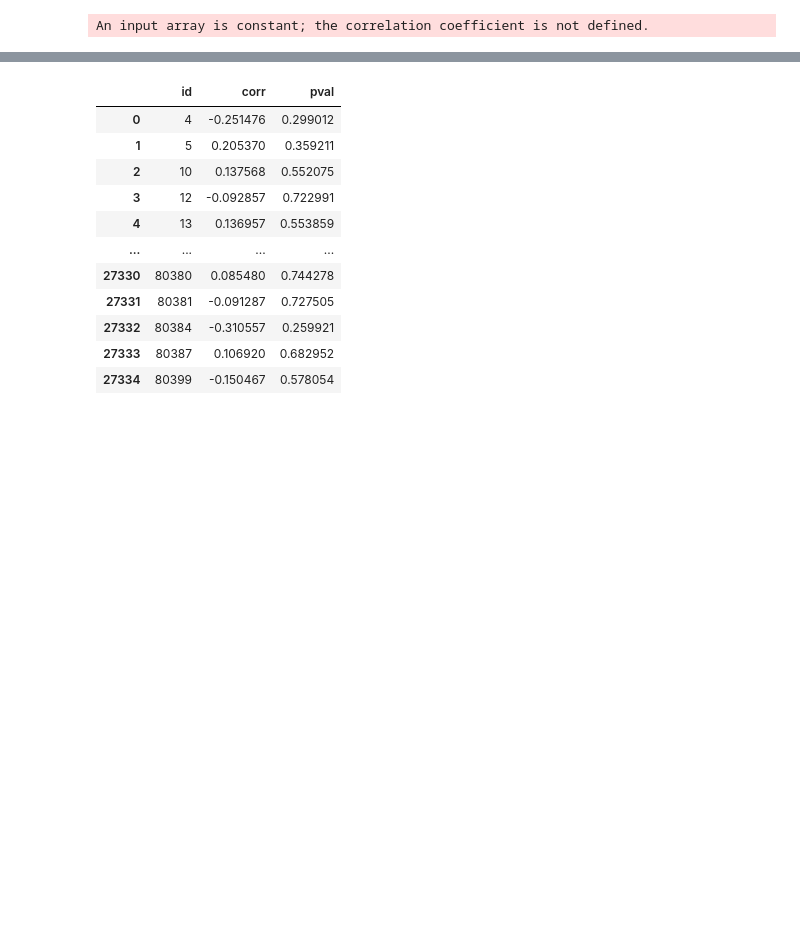
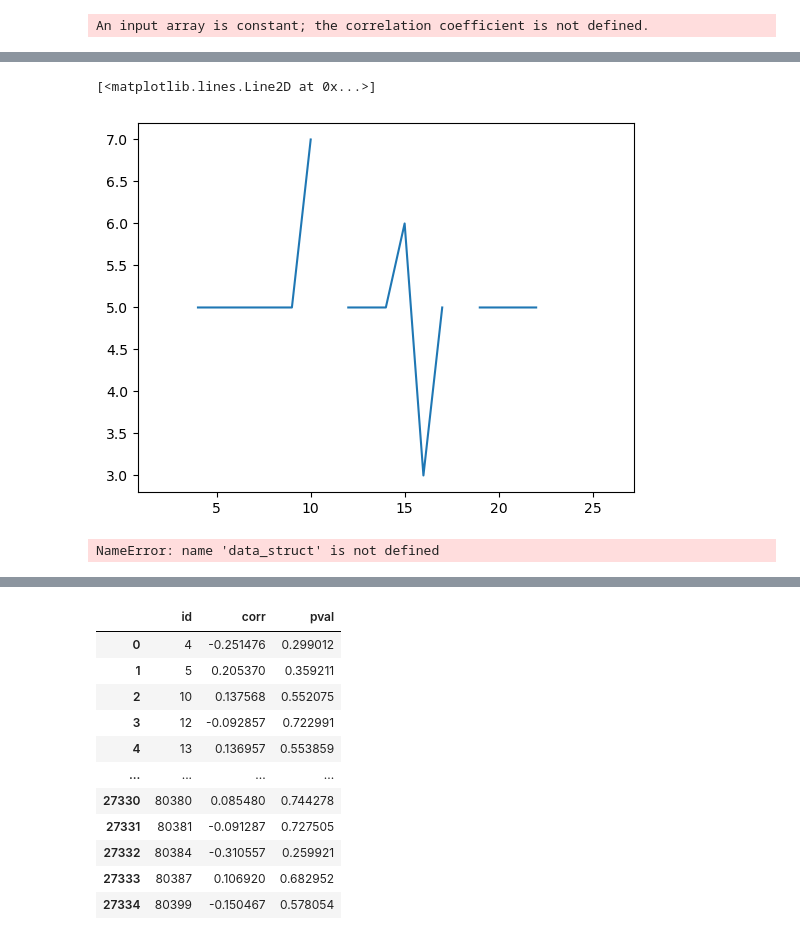
Before and after one commit to andylikescodes/CovidDepressionAnalysis, a Jupyter notebook: notebooks/UCL_Social_Study.ipynb, the cells around one changed output, grey strips where cells are left out. Drawn from its saved outputs; the diff is of its cells as text; code cells hidden in the pictures; blank space fills up the shorter version.

```diff
--- a/notebooks/UCL_Social_Study.ipynb
+++ b/notebooks/UCL_Social_Study.ipynb
@@ -294,0 +190,13 @@ non_na_df
+# %%
+plt.plot(data_struct.ori[0,0,:])
+# %% [output]
+[<matplotlib.lines.Line2D at 0x...>]
+[figure, added]
+# %%
+import pickle
+
+# Save the object as a pickle file
+with open('../output/imputed.pkl', 'wb') as f:
+    pickle.dump(data_struct, f)
+# %% [output]
+NameError: name 'data_struct' is not defined
```
Also changed, not shown: parts of 55 cells of this notebook, 4 other files.
